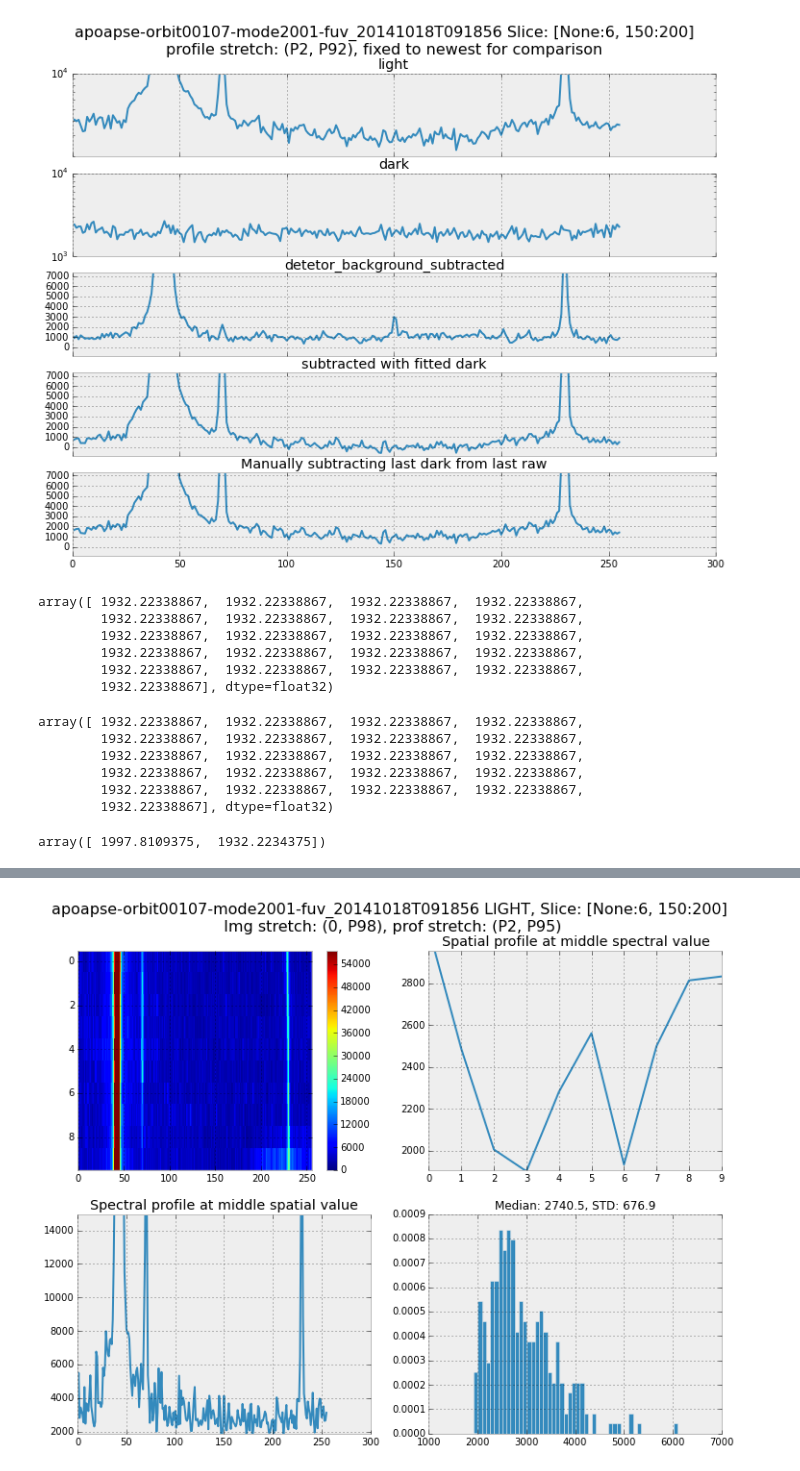
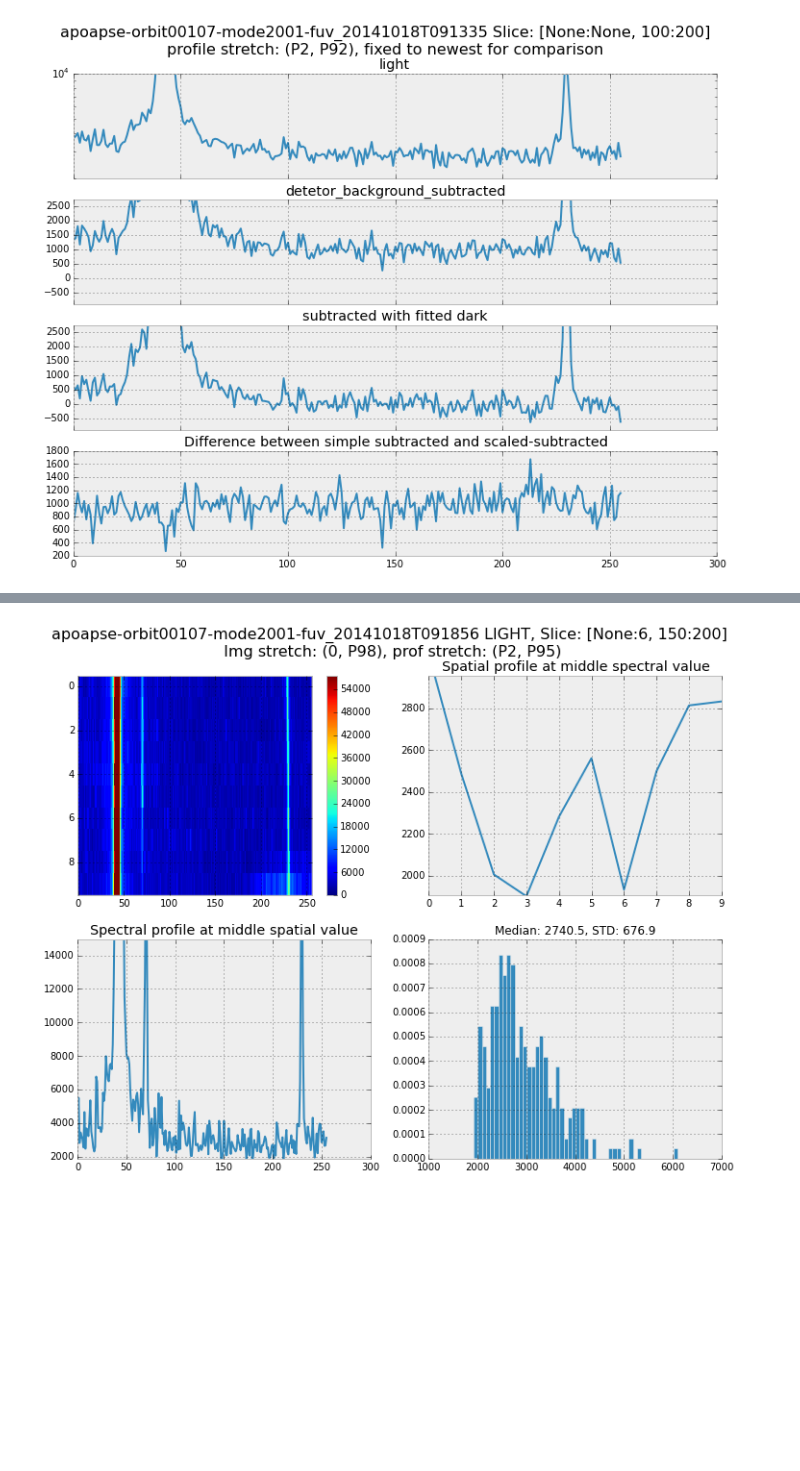
Before and after one commit to michaelaye/iuvs, a Jupyter notebook: notebooks/2015-03-02 IUVS Meeting Berkeley Light to Light.ipynb, the cells around one changed output, grey strips where cells are left out. Saved outputs shown, nothing was run; the diff lists cells and outputs as text; code cells hidden in the pictures; blank space fills up the shorter version.

```diff
--- a/notebooks/2015-03-02 IUVS Meeting Berkeley Light to Light.ipynb
+++ b/notebooks/2015-03-02 IUVS Meeting Berkeley Light to Light.ipynb
@@ -233,5 +208,2 @@ fname2 = '/Users/klay6683/Desktop/mvn_iuv_l1b_apoapse-orbit00107-mode2001-fuv_20
 # %%
-l1b = io.L1BReader(s01)
+l1b = io.L1BReader(fname)
-# %%
-plt.rcdefaults()
-plt.style.use('bmh')
@@ -306,28 +224,6 @@ axes[2].set_title('residual')
 # %%
-spa_slice = slice(None, 6)
-spe_slice = slice(150, 200)
-sub = plot_mean_profiles(l1b, spa_slice, spe_slice)
+spa_slice = slice(None, None)
+spe_slice = slice(100, 200)
+sub = plot_mean_profiles(l1b, spa_slice, spe_slice, rank=3)
 # %% [output]
-[figure, old version]
+[figure, new version]
-# %%
-l1b.darks_interpolated.mean(axis=2).mean(axis=1)
-# %% [output]
-array([ 1932.22338867,  1932.22338867,  1932.22338867,  1932.22338867,
-        1932.22338867,  1932.22338867,  1932.22338867,  1932.22338867,
-        1932.22338867,  1932.22338867,  1932.22338867,  1932.22338867,
-        1932.22338867,  1932.22338867,  1932.22338867,  1932.22338867,
-        1932.22338867,  1932.22338867,  1932.22338867,  1932.22338867,
-        1932.22338867], dtype=float32)
-# %%
-l1b.background_dark.mean(axis=2).mean(axis=1)
-# %% [output]
-array([ 1932.22338867,  1932.22338867,  1932.22338867,  1932.22338867,
-        1932.22338867,  1932.22338867,  1932.22338867,  1932.22338867,
-        1932.22338867,  1932.22338867,  1932.22338867,  1932.22338867,
-        1932.22338867,  1932.22338867,  1932.22338867,  1932.22338867,
-        1932.22338867,  1932.22338867,  1932.22338867,  1932.22338867,
-        1932.22338867], dtype=float32)
-# %%
-l1b.detector_dark.mean(axis=2).mean(axis=1)
-# %% [output]
-array([ 1997.8109375,  1932.2234375])
```
Also changed, not shown: parts of 37 cells of this notebook, 1 other file.
